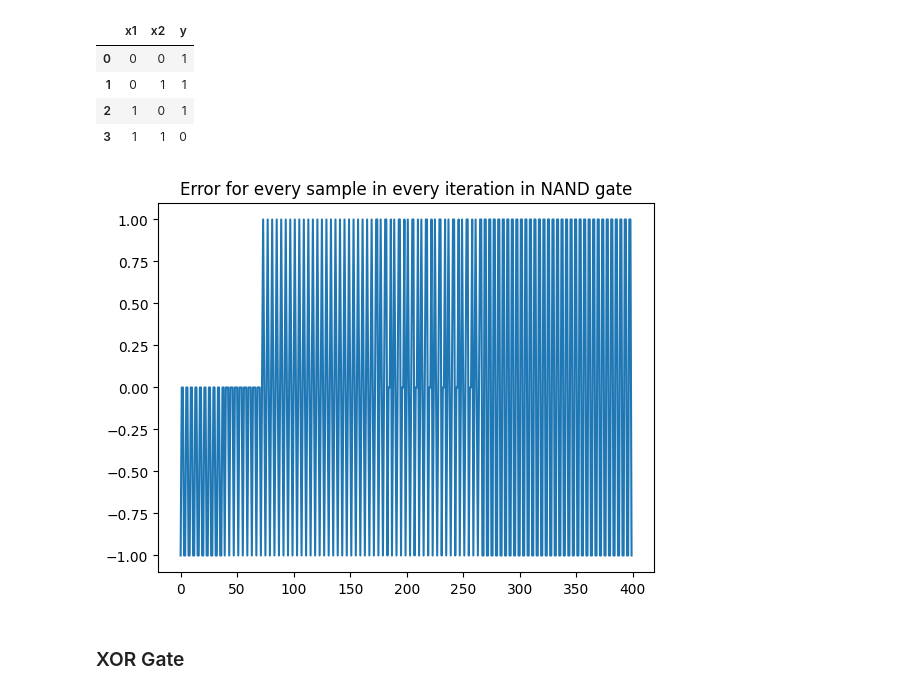
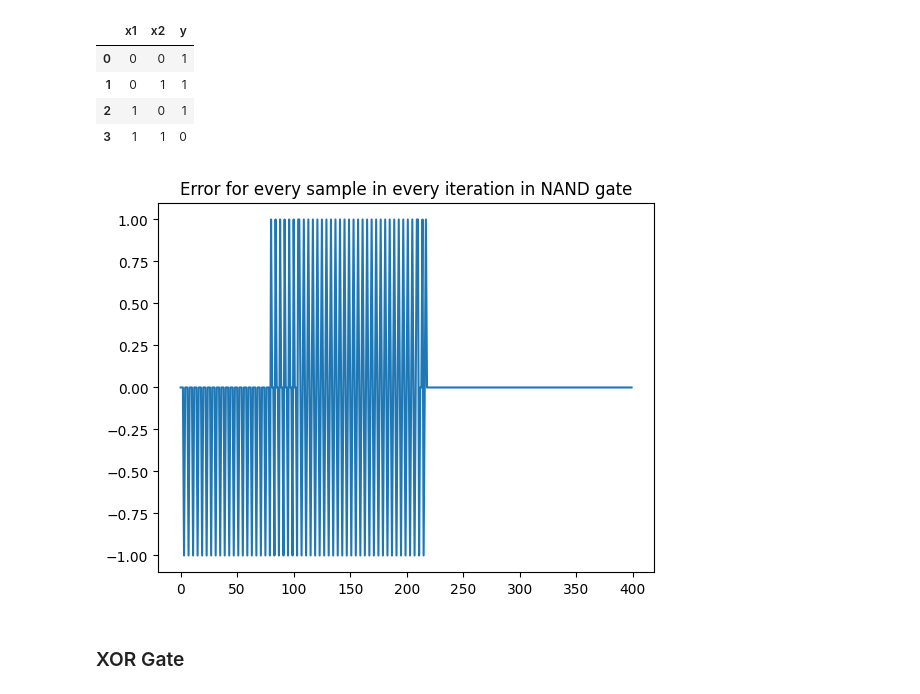
Before and after one commit to purusharthmalik/deep_learning, a Jupyter notebook: lab1/2348542_Lab1.ipynb, the cells around one changed output. Drawn from its saved outputs; the diff is of its cells as text; code cells hidden in the pictures.

```diff
--- a/lab1/2348542_Lab1.ipynb
+++ b/lab1/2348542_Lab1.ipynb
@@ -129,13 +129,13 @@ NAND
 | 3 | 1 | 1 | 0 |
 # %%
 perceptron = Perceptron(alpha=0.01, n_iter=100)
-perceptron.fit(NAND.drop('y', axis=1).values, XOR['y'])
+perceptron.fit(NAND.drop('y', axis=1).values, NAND['y'])
 
 plt.plot(perceptron.error_per_iter)
 plt.title("Error for every sample in every iteration in NAND gate")
 plt.show()
 # %% [output]
-[figure, old version]
+[figure, new version]
 # %% [markdown]
 ### XOR Gate
 # %%
```
